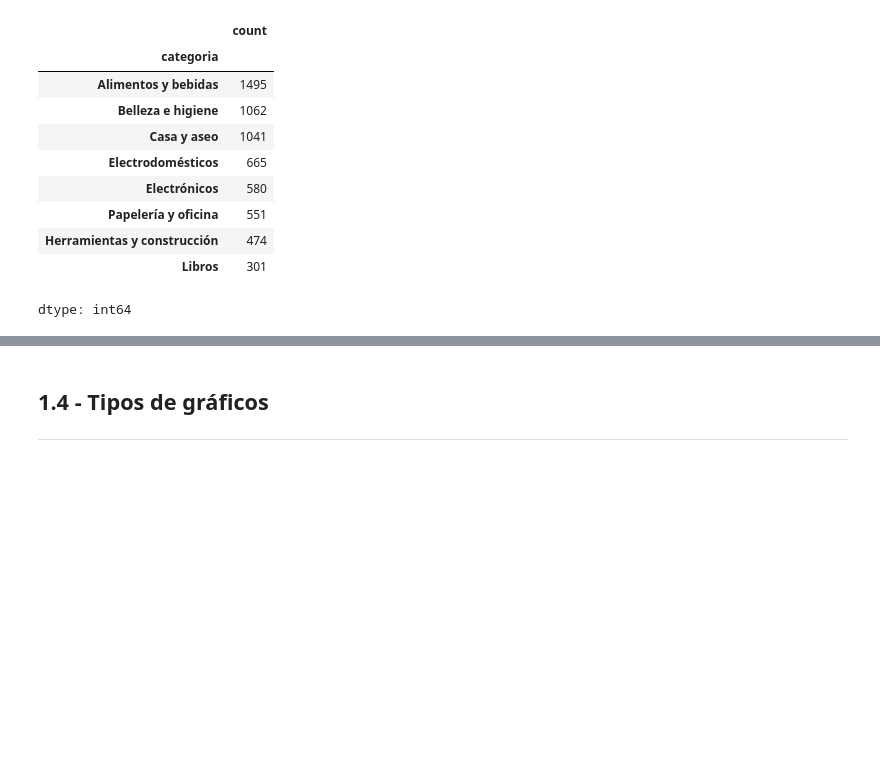
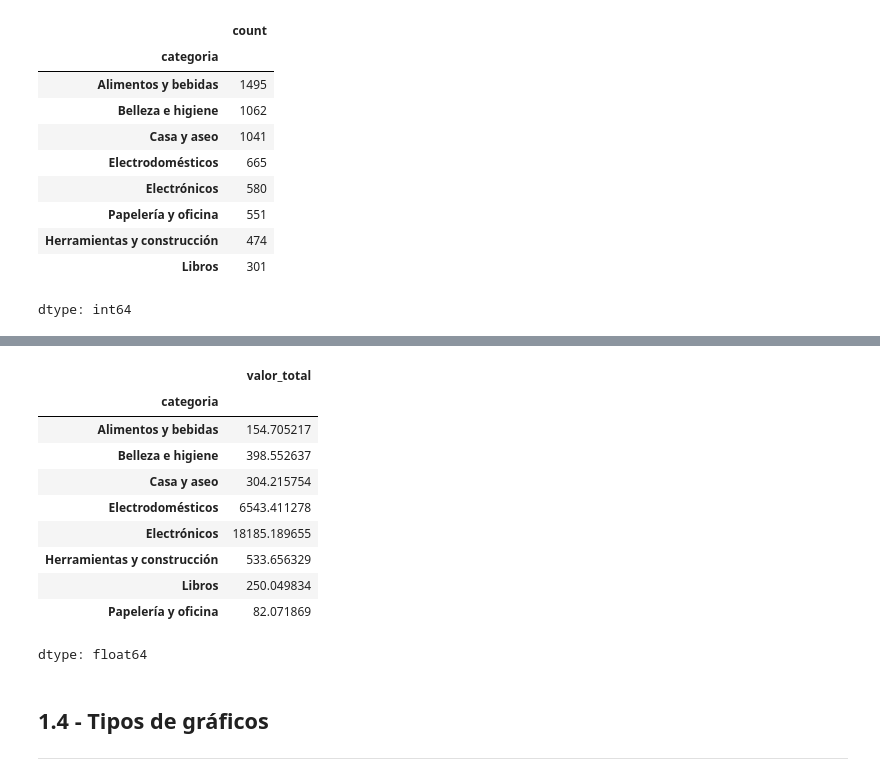
Before and after one commit to DaniGa-Mo/IA_Ciencia_de_Datos, a Jupyter notebook: IA_aplicada_a_ciencia_de_datos.ipynb, the cells around one changed output, grey strips where cells are left out. Cells and saved outputs as stored; diff of their text form; code cells hidden in the pictures; blank space fills up the shorter version.

```diff
--- a/IA_aplicada_a_ciencia_de_datos.ipynb
+++ b/IA_aplicada_a_ciencia_de_datos.ipynb
@@ -370,6 +422,18 @@ ventas['valor_total'].describe()
 # %%
 # 📌 Ventas promedio por categoría de producto
-ventas.groupby('categoria_producto')['valor_total'].mean()
+ventas.groupby('categoria')['valor_total'].mean()
+# %% [output]
+|  | valor_total |
+| categoria |  |
+| Alimentos y bebidas | 154.705217 |
+| Belleza e higiene | 398.552637 |
+| Casa y aseo | 304.215754 |
+| Electrodomésticos | 6543.411278 |
+| Electrónicos | 18185.189655 |
+| Herramientas y construcción | 533.656329 |
+| Libros | 250.049834 |
+| Papelería y oficina | 82.071869 |
+dtype: float64
 # %%
 # 📌 Ventas promedio por método de pago
 ventas.groupby('metodo_pago')['valor_total'].mean()
```
Also changed, not shown: parts of 20 cells of this notebook.
